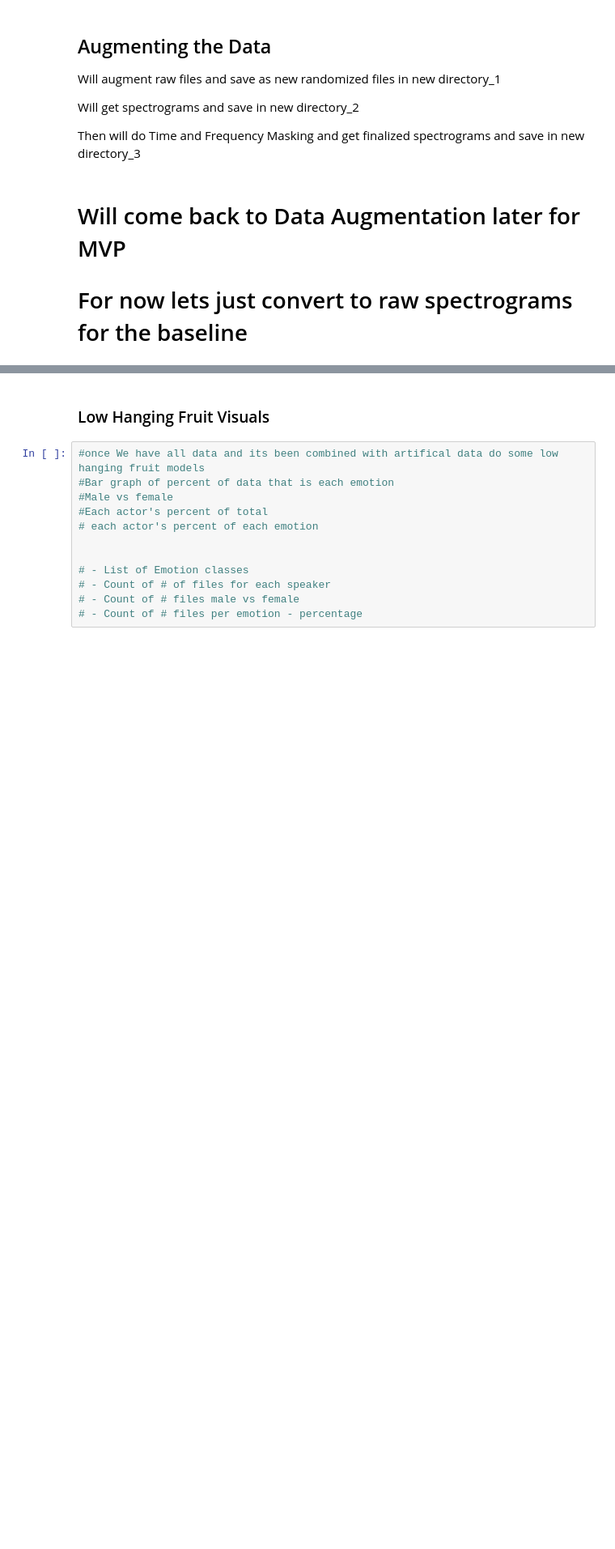
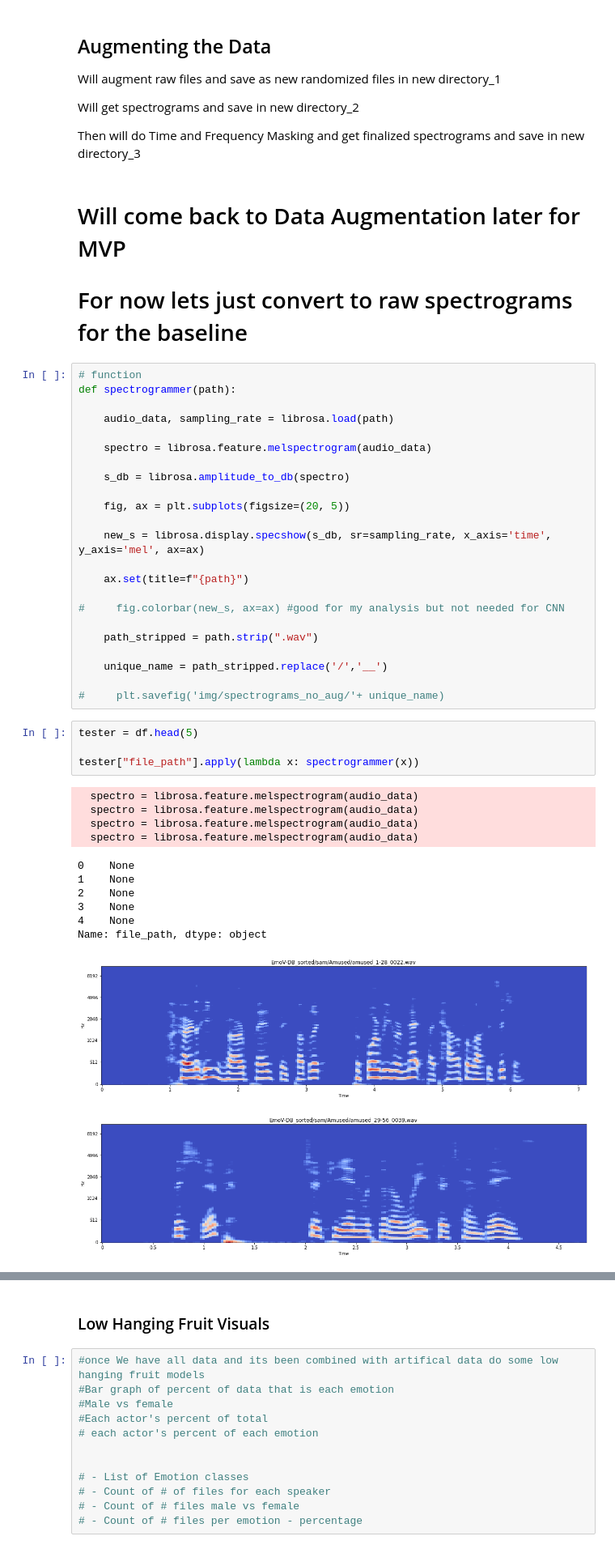
Before and after one commit to njw27/Speech_Emotion_Recognition_SER, a Jupyter notebook: EDA_notebook.ipynb, the cells around one changed output, grey strips where cells are left out. Shown at 81% size. Drawn from its saved outputs; the diff is of its cells as text; blank space fills up the shorter version.

```diff
--- a/EDA_notebook.ipynb
+++ b/EDA_notebook.ipynb
@@ -185,3 +185,43 @@ Then will do Time and Frequency Masking and get finalized spectrograms and save
 
 
 # For now lets just convert to raw spectrograms for the baseline
+# %%
+# function
+def spectrogrammer(path):
+
+    audio_data, sampling_rate = librosa.load(path)
+
+    spectro = librosa.feature.melspectrogram(audio_data)
+
+    s_db = librosa.amplitude_to_db(spectro)
+
+    fig, ax = plt.subplots(figsize=(20, 5))
+
+    new_s = librosa.display.specshow(s_db, sr=sampling_rate, x_axis='time', y_axis='mel', ax=ax)
+
+    ax.set(title=f"{path}")
+
+#     fig.colorbar(new_s, ax=ax) #good for my analysis but not needed for CNN
+
+    path_stripped = path.strip(".wav")
+
+    unique_name = path_stripped.replace('/','__')
+
+#     plt.savefig('img/spectrograms_no_aug/'+ unique_name)
+# %%
+tester = df.head(5)
+
+tester["file_path"].apply(lambda x: spectrogrammer(x))
+# %% [output]
+  spectro = librosa.feature.melspectrogram(audio_data)
+  spectro = librosa.feature.melspectrogram(audio_data)
+  spectro = librosa.feature.melspectrogram(audio_data)
+  spectro = librosa.feature.melspectrogram(audio_data)
+0    None
+1    None
+2    None
+3    None
+4    None
+Name: file_path, dtype: object
+[figure, added]
+[figure, added]
```
Also changed, not shown: parts of 8 cells of this notebook.
